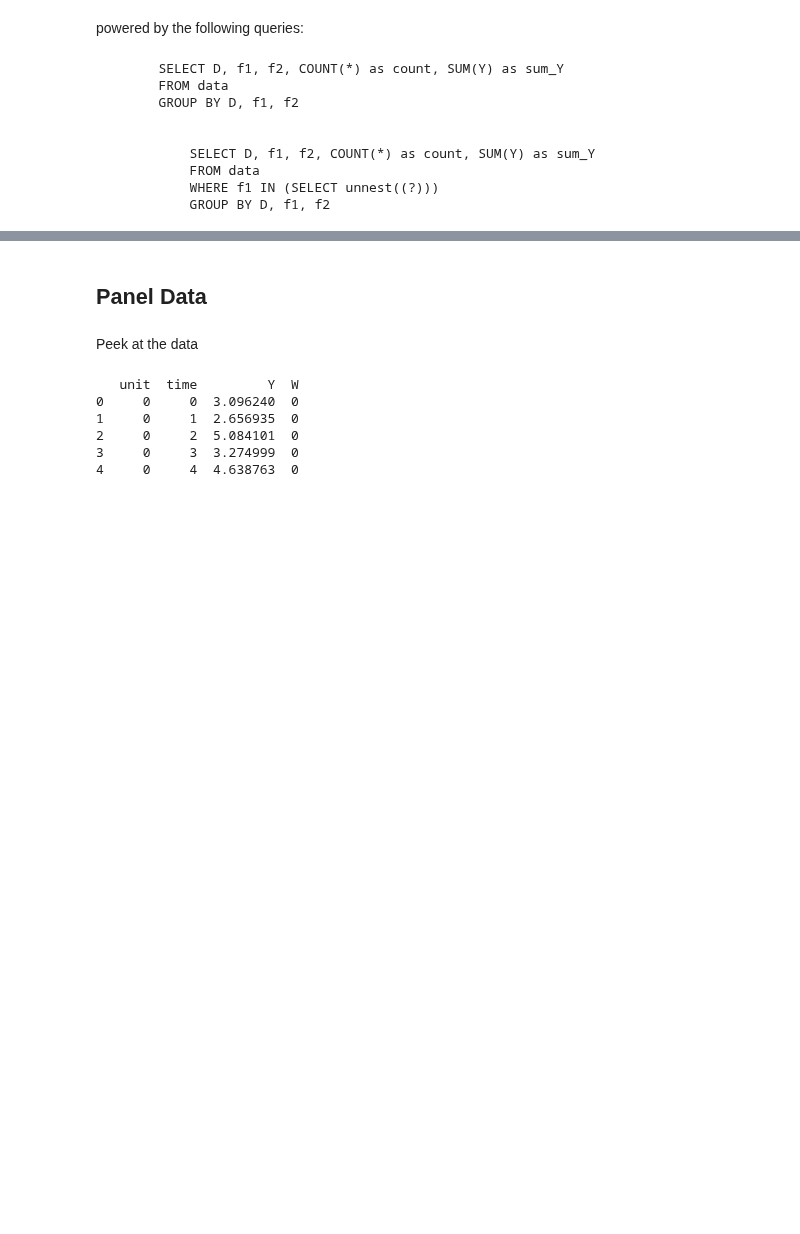
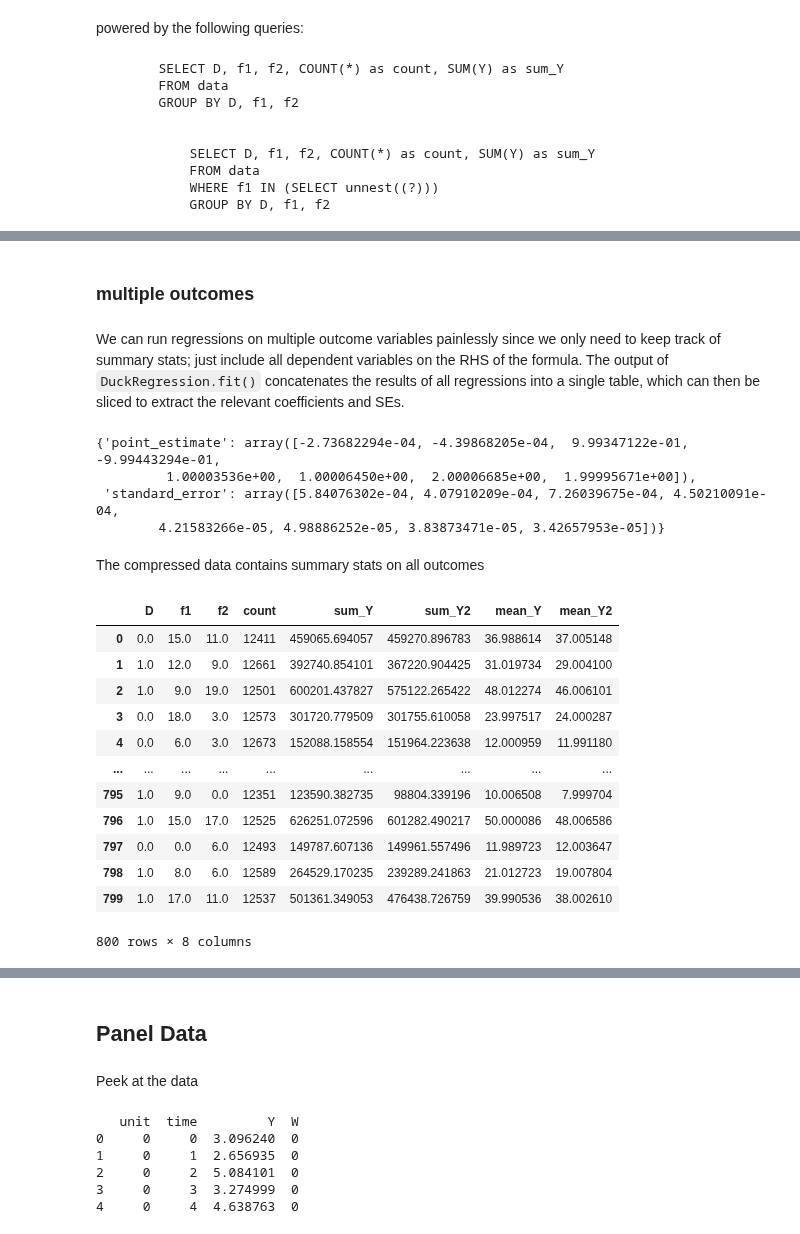
Before and after one commit to py-econometrics/duckreg, a Jupyter notebook: notebooks/introduction.ipynb, the cells around one changed output, grey strips where cells are left out. Cells and saved outputs as stored; diff of their text form; code cells hidden in the pictures; blank space fills up the shorter version.

Commit message:
duckreg support for multiple outcomes

```diff
--- a/notebooks/introduction.ipynb
+++ b/notebooks/introduction.ipynb
@@ -131,3 +136,43 @@ Observations                     10000000                10000000
 Significance levels: * p < 0.05, ** p < 0.01, *** p < 0.001
 Format of coefficient cell:
 Coefficient (Std. Error)
+# %% [markdown]
+### multiple outcomes
+# %% [markdown]
+We can run regressions on multiple outcome variables painlessly since we only need to keep track of summary stats; just include all dependent variables on the RHS of the formula. The output of `DuckRegression.fit()` concatenates the results of all regressions into a single table, which can then be sliced to extract the relevant coefficients and SEs.
+# %%
+m2 = DuckRegression(
+    db_name='large_dataset.db',
+    table_name='data',
+    formula="Y + Y2 ~ D + f1 + f2",
+    cluster_col="f1",
+    n_bootstraps=100,
+    seed = 232
+)
+
+m2.fit()
+results = m2.summary()
+results
+# %% [output]
+{'point_estimate': array([-2.73682294e-04, -4.39868205e-04,  9.99347122e-01, -9.99443294e-01,
+         1.00003536e+00,  1.00006450e+00,  2.00006685e+00,  1.99995671e+00]),
+ 'standard_error': array([5.84076302e-04, 4.07910209e-04, 7.26039675e-04, 4.50210091e-04,
+        4.21583266e-05, 4.98886252e-05, 3.83873471e-05, 3.42657953e-05])}
+# %% [markdown]
+The compressed data contains summary stats on all outcomes
+# %%
+m2.df_compressed
+# %% [output]
+|  | D | f1 | f2 | count | sum_Y | sum_Y2 | mean_Y | mean_Y2 |
+| 0 | 0.0 | 15.0 | 11.0 | 12411 | 459065.694057 | 459270.896783 | 36.988614 | 37.005148 |
+| 1 | 1.0 | 12.0 | 9.0 | 12661 | 392740.854101 | 367220.904425 | 31.019734 | 29.004100 |
+| 2 | 1.0 | 9.0 | 19.0 | 12501 | 600201.437827 | 575122.265422 | 48.012274 | 46.006101 |
+| 3 | 0.0 | 18.0 | 3.0 | 12573 | 301720.779509 | 301755.610058 | 23.997517 | 24.000287 |
+| 4 | 0.0 | 6.0 | 3.0 | 12673 | 152088.158554 | 151964.223638 | 12.000959 | 11.991180 |
+| ... | ... | ... | ... | ... | ... | ... | ... | ... |
+| 795 | 1.0 | 9.0 | 0.0 | 12351 | 123590.382735 | 98804.339196 | 10.006508 | 7.999704 |
+| 796 | 1.0 | 15.0 | 17.0 | 12525 | 626251.072596 | 601282.490217 | 50.000086 | 48.006586 |
+| 797 | 0.0 | 0.0 | 6.0 | 12493 | 149787.607136 | 149961.557496 | 11.989723 | 12.003647 |
+| 798 | 1.0 | 8.0 | 6.0 | 12589 | 264529.170235 | 239289.241863 | 21.012723 | 19.007804 |
+| 799 | 1.0 | 17.0 | 11.0 | 12537 | 501361.349053 | 476438.726759 | 39.990536 | 38.002610 |
+800 rows × 8 columns
```
Also changed, not shown: parts of 7 cells of this notebook, 2 other files.
